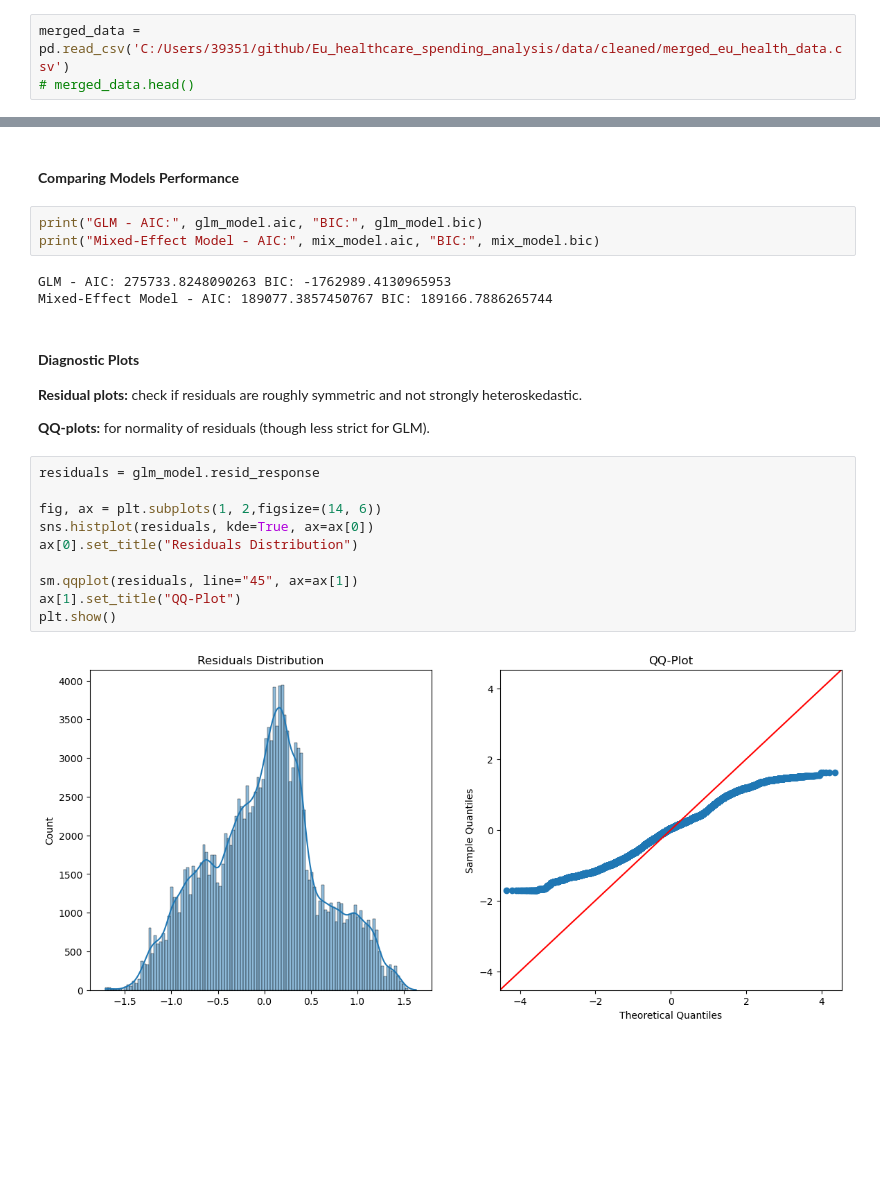
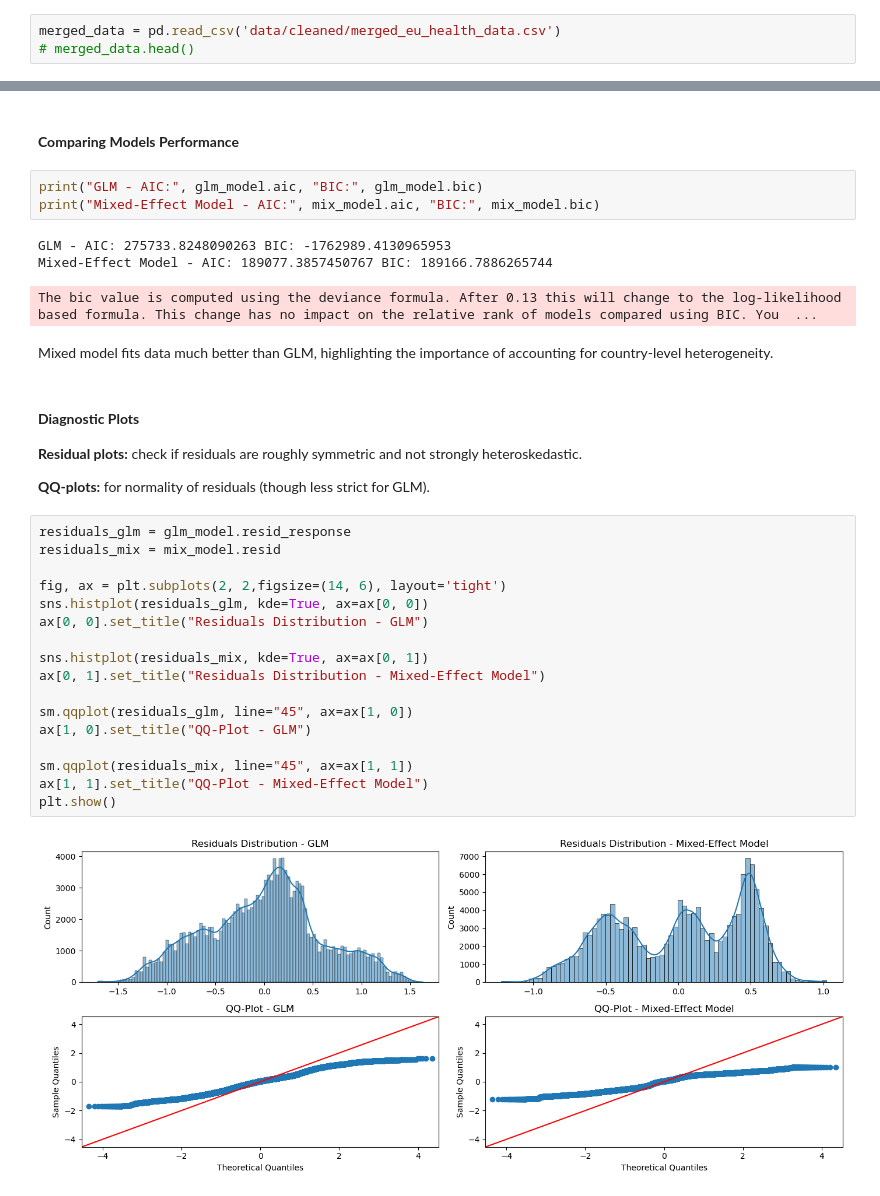
Before and after one commit to hejazn86/EU_healthcare_spending_analysis, a Jupyter notebook: notebooks/02_statistical_analysis.ipynb, the cells around one changed output, grey strips where cells are left out. Drawn from its saved outputs; the diff is of its cells as text; blank space fills up the shorter version.

```diff
--- a/notebooks/02_statistical_analysis.ipynb
+++ b/notebooks/02_statistical_analysis.ipynb
@@ -13,4 +13,4 @@ import statsmodels.formula.api as smf
 # %%
-merged_data = pd.read_csv('C:/Users/39351/github/Eu_healthcare_spending_analysis/data/cleaned/merged_eu_health_data.csv')
+merged_data = pd.read_csv('data/cleaned/merged_eu_health_data.csv')
 # merged_data.head()
 # %% [markdown]
@@ -641,6 +751,9 @@ print("Mixed-Effect Model - AIC:", mix_model.aic, "BIC:", mix_model.bic)
 # %% [output]
 GLM - AIC: 275733.8248090263 BIC: -1762989.4130965953
 Mixed-Effect Model - AIC: 189077.3857450767 BIC: 189166.7886265744
+The bic value is computed using the deviance formula. After 0.13 this will change to the log-likelihood based formula. This change has no impact on the relative rank of models compared using BIC. You  ...
+# %% [markdown]
+Mixed model fits data much better than GLM, highlighting the importance of accounting for country-level heterogeneity.
 # %% [markdown]
 #### **Diagnostic Plots**
 
@@ -648,14 +761,21 @@ Mixed-Effect Model - AIC: 189077.3857450767 BIC: 189166.7886265744
 
 **QQ-plots:** for normality of residuals (though less strict for GLM).
 # %%
-residuals = glm_model.resid_response
+residuals_glm = glm_model.resid_response
+residuals_mix = mix_model.resid
 
-fig, ax = plt.subplots(1, 2,figsize=(14, 6))
-sns.histplot(residuals, kde=True, ax=ax[0])
-ax[0].set_title("Residuals Distribution")
+fig, ax = plt.subplots(2, 2,figsize=(14, 6), layout='tight')
+sns.histplot(residuals_glm, kde=True, ax=ax[0, 0])
+ax[0, 0].set_title("Residuals Distribution - GLM")
 
-sm.qqplot(residuals, line="45", ax=ax[1])
-ax[1].set_title("QQ-Plot")
+sns.histplot(residuals_mix, kde=True, ax=ax[0, 1])
+ax[0, 1].set_title("Residuals Distribution - Mixed-Effect Model")
+
+sm.qqplot(residuals_glm, line="45", ax=ax[1, 0])
+ax[1, 0].set_title("QQ-Plot - GLM")
+
+sm.qqplot(residuals_mix, line="45", ax=ax[1, 1])
+ax[1, 1].set_title("QQ-Plot - Mixed-Effect Model")
 plt.show()
 # %% [output]
-[figure, old version]
+[figure, new version]
```
Also changed, not shown: parts of 30 cells of this notebook.
